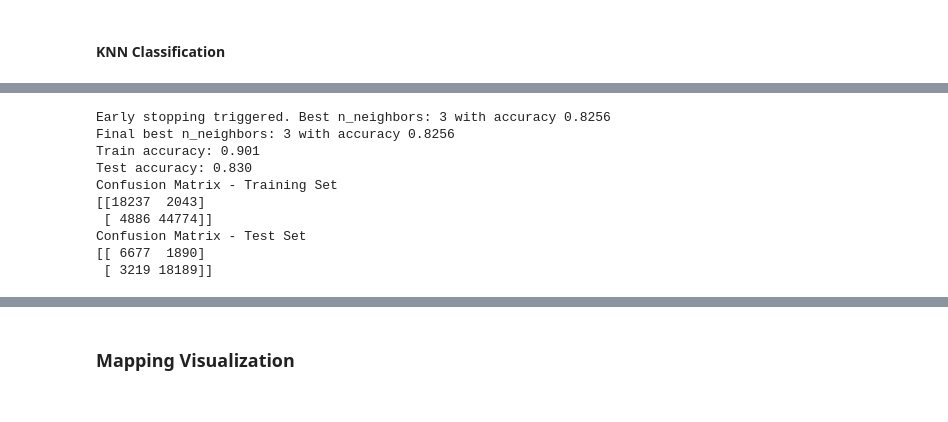
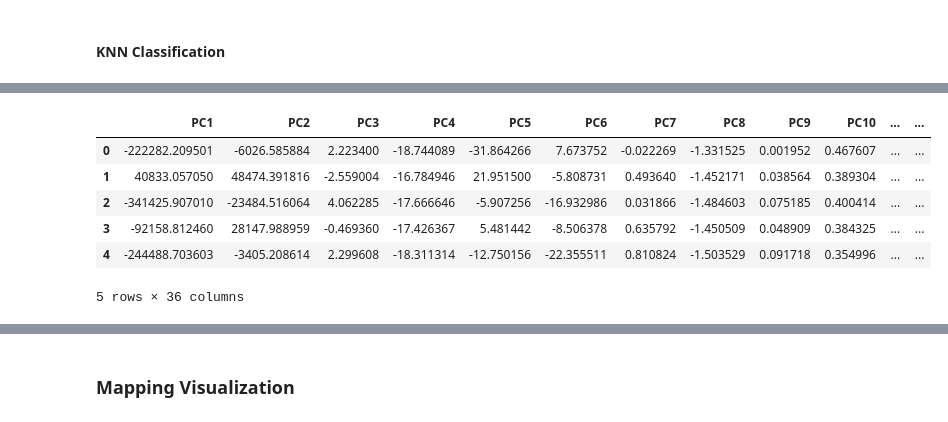
Before and after one commit to chance-roberts/DATA6550-Housing-Bias, a Jupyter notebook: Code/Roberts/CRoberts_Housing_Bias.ipynb, the cells around one changed output, grey strips where cells are left out. Cells and saved outputs as stored; diff of their text form; code cells hidden in the pictures.

```diff
--- a/Code/Roberts/CRoberts_Housing_Bias.ipynb
+++ b/Code/Roberts/CRoberts_Housing_Bias.ipynb
@@ -444,13 +234,0 @@ X_train, X_test, y_train, y_test = train_test_split(X, y, test_size=0.3, random_
-# %%
-evaluate_model(X_train, X_test, y_train, y_test)
-# %% [output]
-Early stopping triggered. Best n_neighbors: 3 with accuracy 0.8256
-Final best n_neighbors: 3 with accuracy 0.8256
-Train accuracy: 0.901
-Test accuracy: 0.830
-Confusion Matrix - Training Set
-[[18237  2043]
- [ 4886 44774]]
-Confusion Matrix - Test Set
-[[ 6677  1890]
- [ 3219 18189]]
@@ -456,0 +240,15 @@ Confusion Matrix - Test Set
+# %%
+#Add column headers to henne_pca
+names = []
+for i in range(n_pcs):
+    names.append('PC%d' % (i+1))
+henne_pca.columns = names
+henne_pca.head()
+# %% [output]
+|  | PC1 | PC2 | PC3 | PC4 | PC5 | PC6 | PC7 | PC8 | PC9 | PC10 | ... | ... |
+| 0 | -222282.209501 | -6026.585884 | 2.223400 | -18.744089 | -31.864266 | 7.673752 | -0.022269 | -1.331525 | 0.001952 | 0.467607 | ... | ... |
+| 1 | 40833.057050 | 48474.391816 | -2.559004 | -16.784946 | 21.951500 | -5.808731 | 0.493640 | -1.452171 | 0.038564 | 0.389304 | ... | ... |
+| 2 | -341425.907010 | -23484.516064 | 4.062285 | -17.666646 | -5.907256 | -16.932986 | 0.031866 | -1.484603 | 0.075185 | 0.400414 | ... | ... |
+| 3 | -92158.812460 | 28147.988959 | -0.469360 | -17.426367 | 5.481442 | -8.506378 | 0.635792 | -1.450509 | 0.048909 | 0.384325 | ... | ... |
+| 4 | -244488.703603 | -3405.208614 | 2.299608 | -18.311314 | -12.750156 | -22.355511 | 0.810824 | -1.503529 | 0.091718 | 0.354996 | ... | ... |
+5 rows × 36 columns
```
Also changed, not shown: parts of 90 cells of this notebook, 3 other files.
